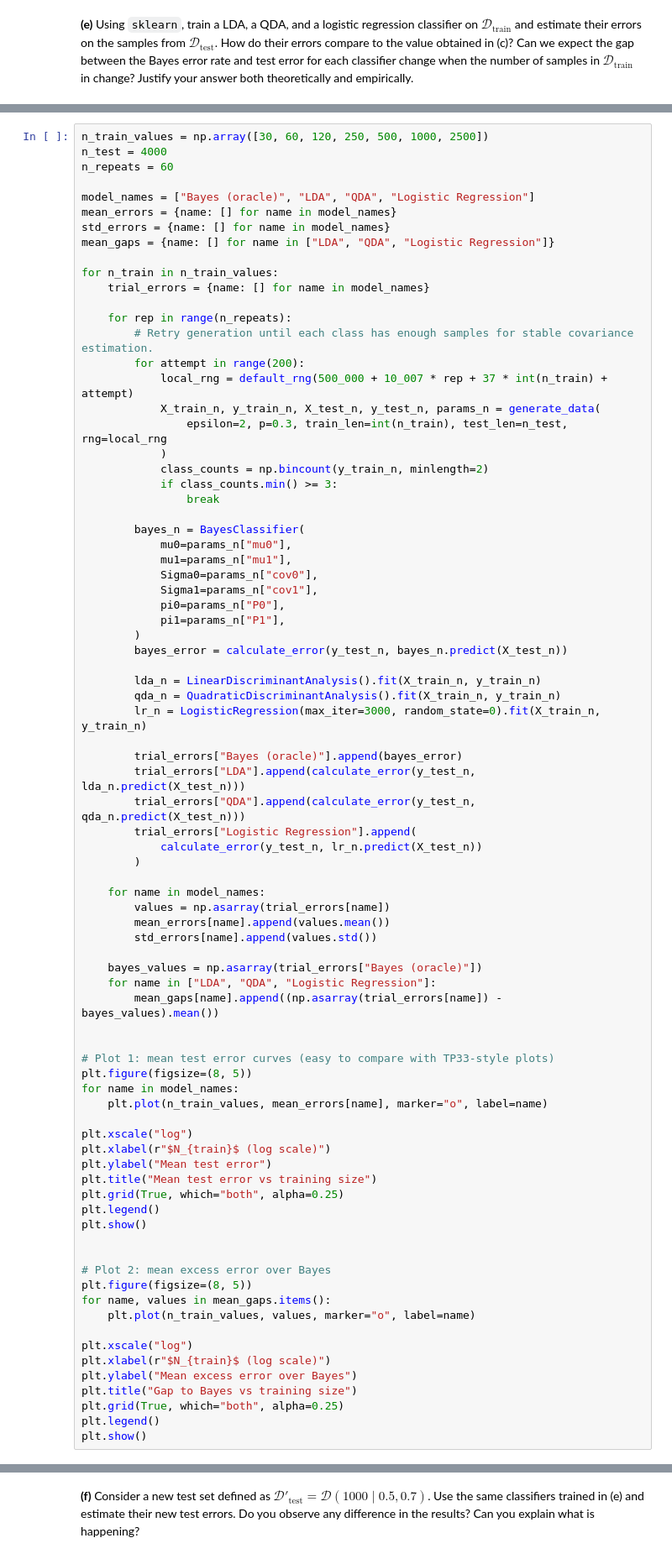
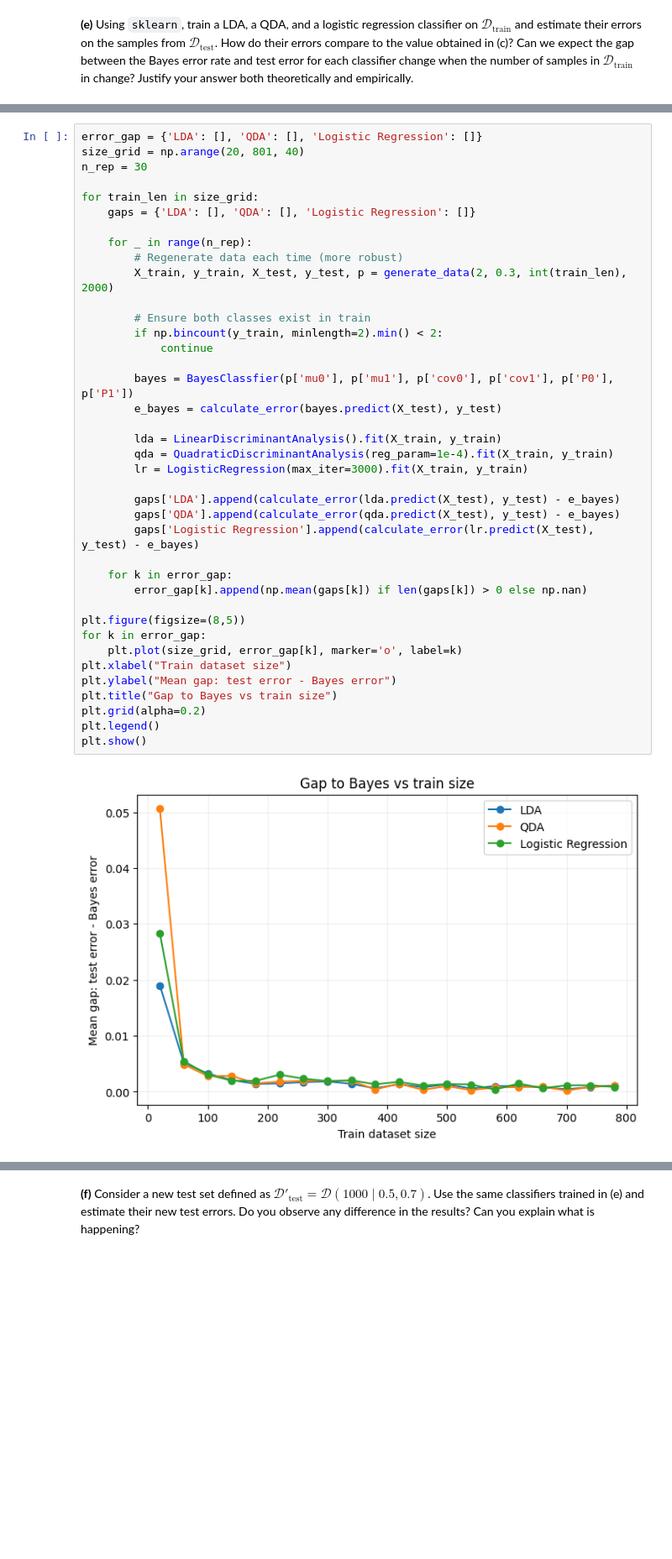
Before and after one commit to leozsc/TP1-ISLA, a Jupyter notebook: TP3/TP3.ipynb, the cells around one changed output, grey strips where cells are left out. Shown at 84% size. Cells and saved outputs as stored; diff of their text form; blank space fills up the shorter version.

```diff
--- a/TP3/TP3.ipynb
+++ b/TP3/TP3.ipynb
@@ -403,82 +514,42 @@ To make the comparison more stable (and avoid one-shot randomness), we run repea
 # %%
-n_train_values = np.array([30, 60, 120, 250, 500, 1000, 2500])
-n_test = 4000
-n_repeats = 60
+error_gap = {'LDA': [], 'QDA': [], 'Logistic Regression': []}
+size_grid = np.arange(20, 801, 40)
+n_rep = 30
 
-model_names = ["Bayes (oracle)", "LDA", "QDA", "Logistic Regression"]
-mean_errors = {name: [] for name in model_names}
-std_errors = {name: [] for name in model_names}
-mean_gaps = {name: [] for name in ["LDA", "QDA", "Logistic Regression"]}
+for train_len in size_grid:
+    gaps = {'LDA': [], 'QDA': [], 'Logistic Regression': []}
 
-for n_train in n_train_values:
-    trial_errors = {name: [] for name in model_names}
+    for _ in range(n_rep):
+        # Regenerate data each time (more robust)
+        X_train, y_train, X_test, y_test, p = generate_data(2, 0.3, int(train_len), 2000)
 
-    for rep in range(n_repeats):
-        # Retry generation until each class has enough samples for stable covariance estimation.
-        for attempt in range(200):
-            local_rng = default_rng(500_000 + 10_007 * rep + 37 * int(n_train) + attempt)
-            X_train_n, y_train_n, X_test_n, y_test_n, params_n = generate_data(
-                epsilon=2, p=0.3, train_len=int(n_train), test_len=n_test, rng=local_rng
-            )
-            class_counts = np.bincount(y_train_n, minlength=2)
-            if class_counts.min() >= 3:
-                break
+        # Ensure both classes exist in train
+        if np.bincount(y_train, minlength=2).min() < 2:
+            continue
 
-        bayes_n = BayesClassifier(
-            mu0=params_n["mu0"],
-            mu1=params_n["mu1"],
-            Sigma0=params_n["cov0"],
-            Sigma1=params_n["cov1"],
-            pi0=params_n["P0"],
-            pi1=params_n["P1"],
-        )
-        bayes_error = calculate_error(y_test_n, bayes_n.predict(X_test_n))
+        bayes = BayesClassfier(p['mu0'], p['mu1'], p['cov0'], p['cov1'], p['P0'], p['P1'])
+        e_bayes = calculate_error(bayes.predict(X_test), y_test)
 
-        lda_n = LinearDiscriminantAnalysis().fit(X_train_n, y_train_n)
-        qda_n = QuadraticDiscriminantAnalysis().fit(X_train_n, y_train_n)
-        lr_n = LogisticRegression(max_iter=3000, random_state=0).fit(X_train_n, y_train_n)
+        lda = LinearDiscriminantAnalysis().fit(X_train, y_train)
+        qda = QuadraticDiscriminantAnalysis(reg_param=1e-4).fit(X_train, y_train)
+        lr = LogisticRegression(max_iter=3000).fit(X_train, y_train)
 
-        trial_errors["Bayes (oracle)"].append(bayes_error)
-        trial_errors["LDA"].append(calculate_error(y_test_n, lda_n.predict(X_test_n)))
-        trial_errors["QDA"].append(calculate_error(y_test_n, qda_n.predict(X_test_n)))
-        trial_errors["Logistic Regression"].append(
-            calculate_error(y_test_n, lr_n.predict(X_test_n))
-        )
+        gaps['LDA'].append(calculate_error(lda.predict(X_test), y_test) - e_bayes)
+        gaps['QDA'].append(calculate_error(qda.predict(X_test), y_test) - e_bayes)
+        gaps['Logistic Regression'].append(calculate_error(lr.predict(X_test), y_test) - e_bayes)
 
-    for name in model_names:
-        values = np.asarray(trial_errors[name])
-        mean_errors[name].append(values.mean())
-        std_errors[name].append(values.std())
+    for k in error_gap:
+        error_gap[k].append(np.mean(gaps[k]) if len(gaps[k]) > 0 else np.nan)
 
-    bayes_values = np.asarray(trial_errors["Bayes (oracle)"])
-    for name in ["LDA", "QDA", "Logistic Regression"]:
-        mean_gaps[name].append((np.asarray(trial_errors[name]) - bayes_values).mean())
-
-
-# Plot 1: mean test error curves (easy to compare with TP33-style plots)
-plt.figure(figsize=(8, 5))
-for name in model_names:
-    plt.plot(n_train_values, mean_errors[name], marker="o", label=name)
-
-plt.xscale("log")
-plt.xlabel(r"$N_{train}$ (log scale)")
-plt.ylabel("Mean test error")
-plt.title("Mean test error vs training size")
-plt.grid(True, which="both", alpha=0.25)
+plt.figure(figsize=(8,5))
+for k in error_gap:
+    plt.plot(size_grid, error_gap[k], marker='o', label=k)
+plt.xlabel("Train dataset size")
+plt.ylabel("Mean gap: test error - Bayes error")
+plt.title("Gap to Bayes vs train size")
+plt.grid(alpha=0.2)
 plt.legend()
 plt.show()
-
-
-# Plot 2: mean excess error over Bayes
-plt.figure(figsize=(8, 5))
-for name, values in mean_gaps.items():
-    plt.plot(n_train_values, values, marker="o", label=name)
-
-plt.xscale("log")
-plt.xlabel(r"$N_{train}$ (log scale)")
-plt.ylabel("Mean excess error over Bayes")
-plt.title("Gap to Bayes vs training size")
-plt.grid(True, which="both", alpha=0.25)
-plt.legend()
-plt.show()
+# %% [output]
+[figure, added]
 # %% [markdown]
```
Also changed, not shown: parts of 20 cells of this notebook.
